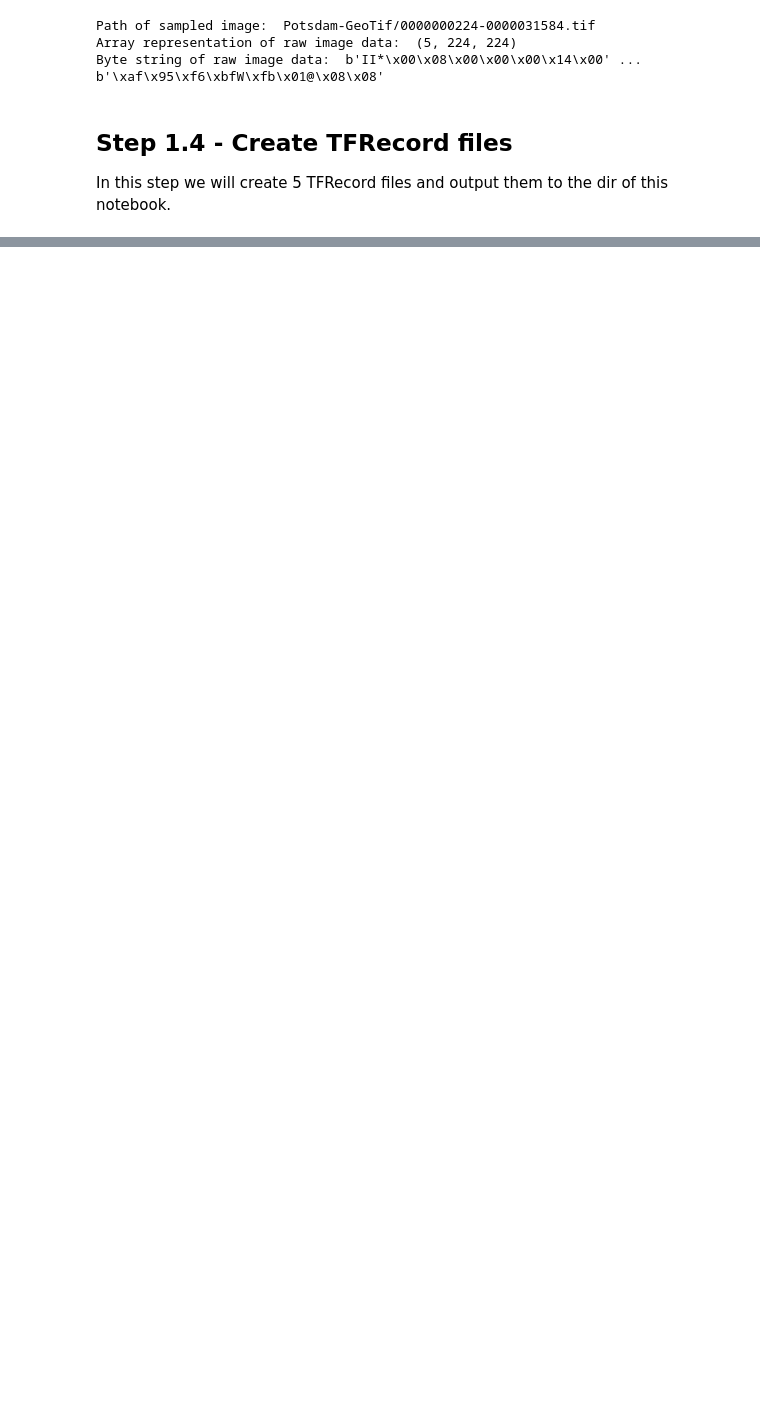
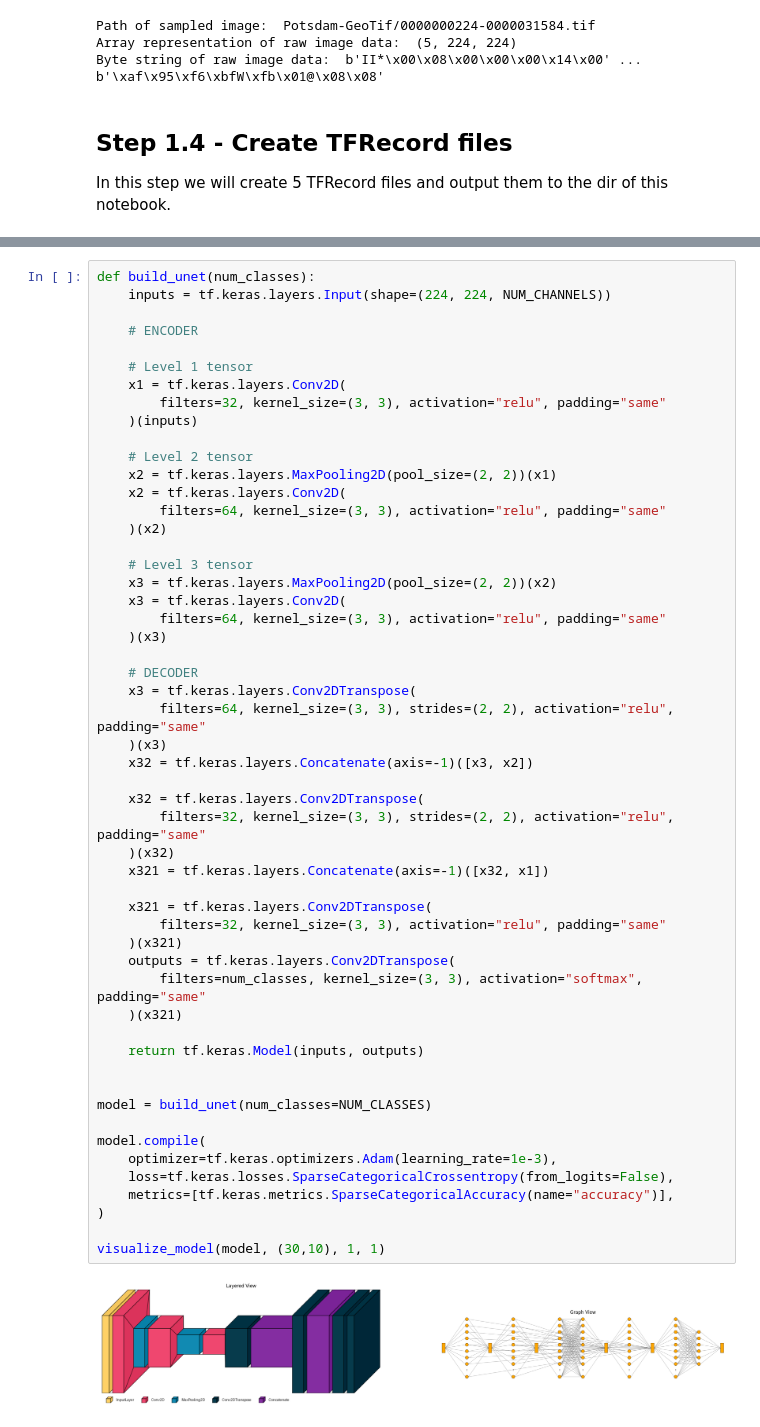
Before and after one commit to willayy/Design-Of-AI-Systems, a Jupyter notebook: module5group22/lab5.ipynb, the cells around one changed output, grey strips where cells are left out. Saved outputs shown, nothing was run; the diff lists cells and outputs as text; blank space fills up the shorter version.

```diff
--- a/module5group22/lab5.ipynb
+++ b/module5group22/lab5.ipynb
@@ -216,0 +499,55 @@ Writing raw image data to tfrecords for split 4
+# %%
+def build_unet(num_classes):
+    inputs = tf.keras.layers.Input(shape=(224, 224, NUM_CHANNELS))
+
+    # ENCODER
+
+    # Level 1 tensor
+    x1 = tf.keras.layers.Conv2D(
+        filters=32, kernel_size=(3, 3), activation="relu", padding="same"
+    )(inputs)
+
+    # Level 2 tensor
+    x2 = tf.keras.layers.MaxPooling2D(pool_size=(2, 2))(x1)
+    x2 = tf.keras.layers.Conv2D(
+        filters=64, kernel_size=(3, 3), activation="relu", padding="same"
+    )(x2)
+
+    # Level 3 tensor
+    x3 = tf.keras.layers.MaxPooling2D(pool_size=(2, 2))(x2)
+    x3 = tf.keras.layers.Conv2D(
+        filters=64, kernel_size=(3, 3), activation="relu", padding="same"
+    )(x3)
+
+    # DECODER
+    x3 = tf.keras.layers.Conv2DTranspose(
+        filters=64, kernel_size=(3, 3), strides=(2, 2), activation="relu", padding="same"
+    )(x3)
+    x32 = tf.keras.layers.Concatenate(axis=-1)([x3, x2])
+
+    x32 = tf.keras.layers.Conv2DTranspose(
+        filters=32, kernel_size=(3, 3), strides=(2, 2), activation="relu", padding="same"
+    )(x32)
+    x321 = tf.keras.layers.Concatenate(axis=-1)([x32, x1])
+
+    x321 = tf.keras.layers.Conv2DTranspose(
+        filters=32, kernel_size=(3, 3), activation="relu", padding="same"
+    )(x321)
+    outputs = tf.keras.layers.Conv2DTranspose(
+        filters=num_classes, kernel_size=(3, 3), activation="softmax", padding="same"
+    )(x321)
+
+    return tf.keras.Model(inputs, outputs)
+
+
+model = build_unet(num_classes=NUM_CLASSES)
+
+model.compile(
+    optimizer=tf.keras.optimizers.Adam(learning_rate=1e-3),
+    loss=tf.keras.losses.SparseCategoricalCrossentropy(from_logits=False),
+    metrics=[tf.keras.metrics.SparseCategoricalAccuracy(name="accuracy")],
+)
+
+visualize_model(model, (30,10), 1, 1)
+# %% [output]
+[figure, added]
```
Also changed, not shown: parts of 21 cells of this notebook, 2 other files.
